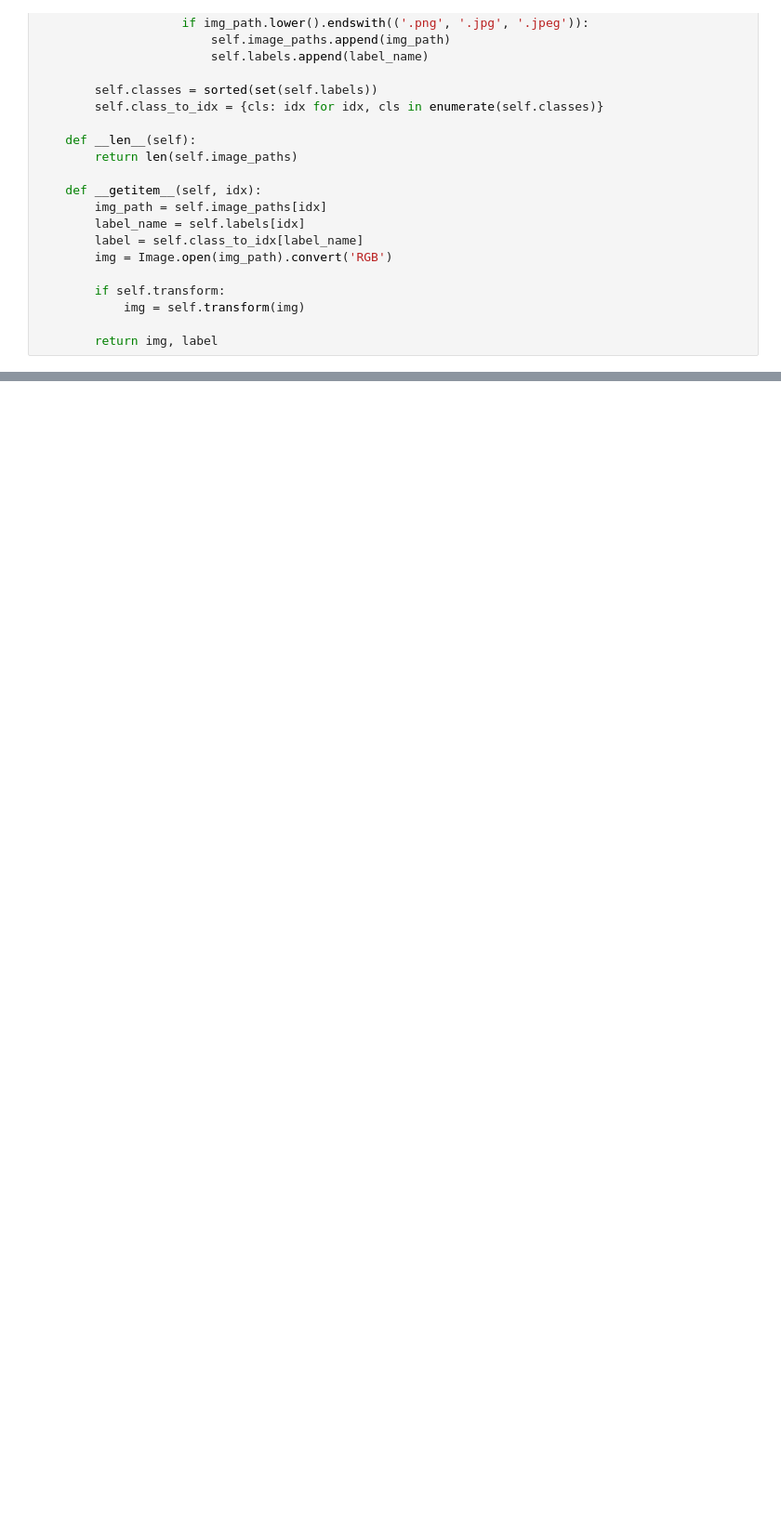
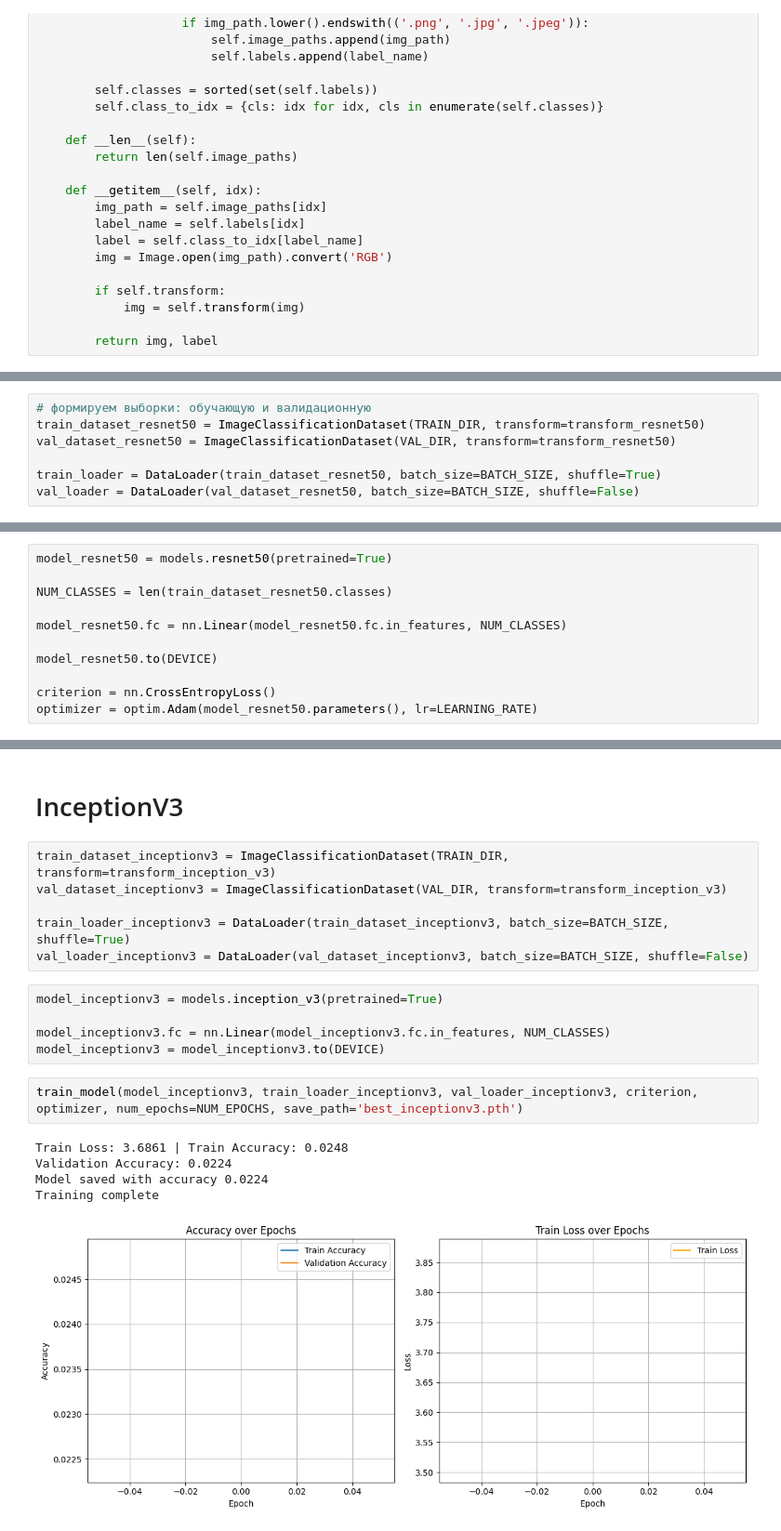
Before and after one commit to dikoshs/kazplant_ai, a Jupyter notebook: eda.ipynb, the cells around one changed output, grey strips where cells are left out. Shown at 93% size. Drawn from its saved outputs; the diff is of its cells as text; blank space fills up the shorter version.

Commit message:
fixed Jupyter notebooks and added comments for models

```diff
--- a/eda.ipynb
+++ b/eda.ipynb
@@ -79,0 +116,7 @@ class ImageClassificationDataset(Dataset):
+# %%
+# формируем выборки: обучающую и валидационную
+train_dataset_resnet50 = ImageClassificationDataset(TRAIN_DIR, transform=transform_resnet50)
+val_dataset_resnet50 = ImageClassificationDataset(VAL_DIR, transform=transform_resnet50)
+
+train_loader = DataLoader(train_dataset_resnet50, batch_size=BATCH_SIZE, shuffle=True)
+val_loader = DataLoader(val_dataset_resnet50, batch_size=BATCH_SIZE, shuffle=False)
@@ -79,0 +125,11 @@ class ImageClassificationDataset(Dataset):
+# %%
+model_resnet50 = models.resnet50(pretrained=True)
+
+NUM_CLASSES = len(train_dataset_resnet50.classes)
+
+model_resnet50.fc = nn.Linear(model_resnet50.fc.in_features, NUM_CLASSES)
+
+model_resnet50.to(DEVICE)
+
+criterion = nn.CrossEntropyLoss()
+optimizer = optim.Adam(model_resnet50.parameters(), lr=LEARNING_RATE)
@@ -242,0 +302,21 @@ Tomato___Early_blight
+# %% [markdown]
+# InceptionV3
+# %%
+train_dataset_inceptionv3 = ImageClassificationDataset(TRAIN_DIR, transform=transform_inception_v3)
+val_dataset_inceptionv3 = ImageClassificationDataset(VAL_DIR, transform=transform_inception_v3)
+
+train_loader_inceptionv3 = DataLoader(train_dataset_inceptionv3, batch_size=BATCH_SIZE, shuffle=True)
+val_loader_inceptionv3 = DataLoader(val_dataset_inceptionv3, batch_size=BATCH_SIZE, shuffle=False)
+# %%
+model_inceptionv3 = models.inception_v3(pretrained=True)
+
+model_inceptionv3.fc = nn.Linear(model_inceptionv3.fc.in_features, NUM_CLASSES)
+model_inceptionv3 = model_inceptionv3.to(DEVICE)
+# %%
+train_model(model_inceptionv3, train_loader_inceptionv3, val_loader_inceptionv3, criterion, optimizer, num_epochs=NUM_EPOCHS, save_path='best_inceptionv3.pth')
+# %% [output]
+Train Loss: 3.6861 | Train Accuracy: 0.0248
+Validation Accuracy: 0.0224
+Model saved with accuracy 0.0224
+Training complete
+[figure, added]
```
Also changed, not shown: parts of 29 cells of this notebook, 5 other files.
